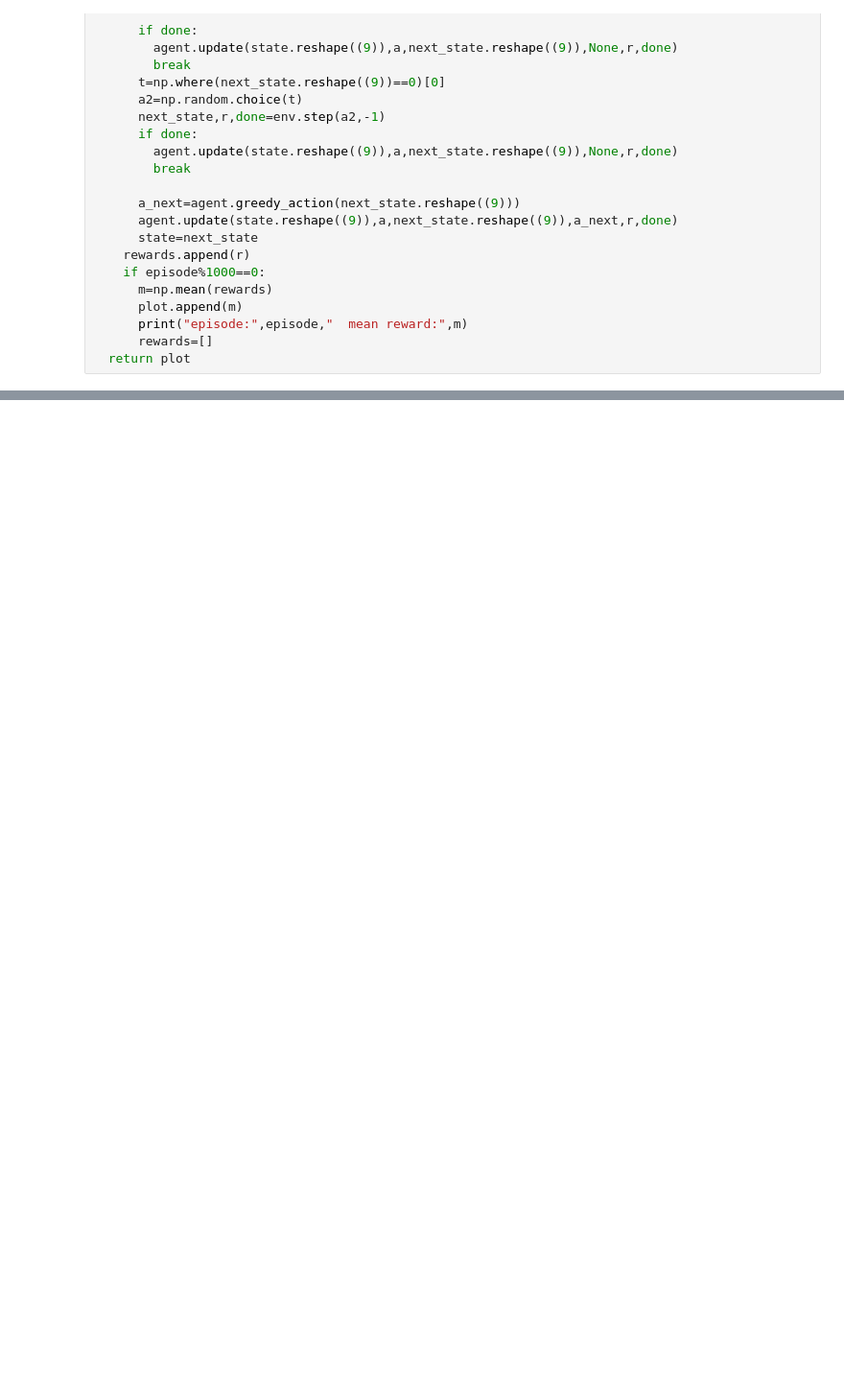
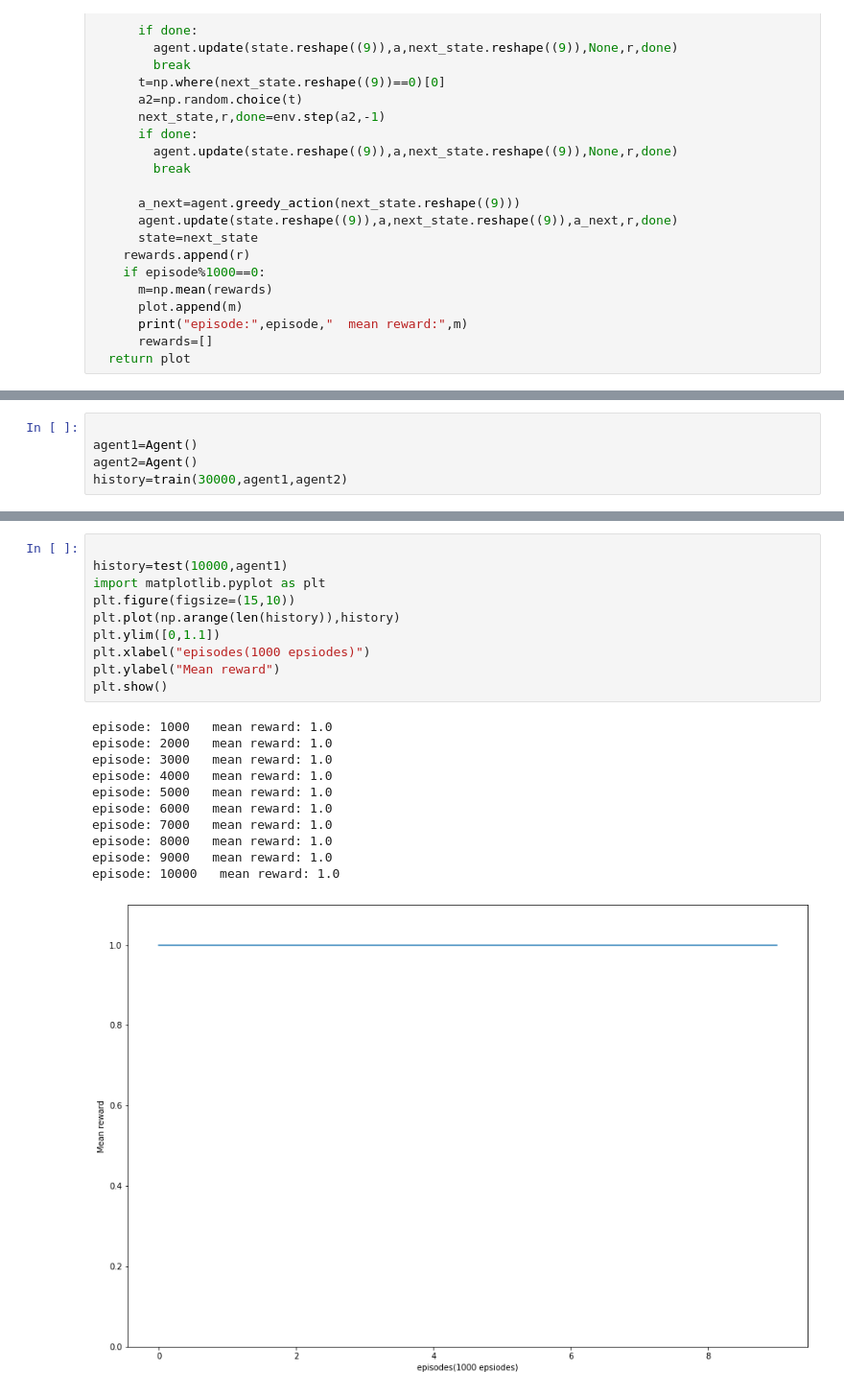
Before and after one commit to amirabbasii/Tic-Tac-Toe_QLearning, a Jupyter notebook: tic_tac_toe.ipynb, the cells around one changed output, grey strips where cells are left out. Shown at 96% size. Cells and saved outputs as stored; diff of their text form; blank space fills up the shorter version.

```diff
--- a/tic_tac_toe.ipynb
+++ b/tic_tac_toe.ipynb
@@ -145,0 +256,5 @@ plt.show()
+# %%
+
+agent1=Agent()
+agent2=Agent()
+history=train(30000,agent1,agent2)
@@ -145,0 +279,22 @@ plt.show()
+# %%
+
+history=test(10000,agent1)
+import matplotlib.pyplot as plt
+plt.figure(figsize=(15,10))
+plt.plot(np.arange(len(history)),history)
+plt.ylim([0,1.1])
+plt.xlabel("episodes(1000 epsiodes)")
+plt.ylabel("Mean reward")
+plt.show()
+# %% [output]
+episode: 1000   mean reward: 1.0
+episode: 2000   mean reward: 1.0
+episode: 3000   mean reward: 1.0
+episode: 4000   mean reward: 1.0
+episode: 5000   mean reward: 1.0
+episode: 6000   mean reward: 1.0
+episode: 7000   mean reward: 1.0
+episode: 8000   mean reward: 1.0
+episode: 9000   mean reward: 1.0
+episode: 10000   mean reward: 1.0
+[figure, added]
```
Also changed, not shown: parts of 12 cells of this notebook.
